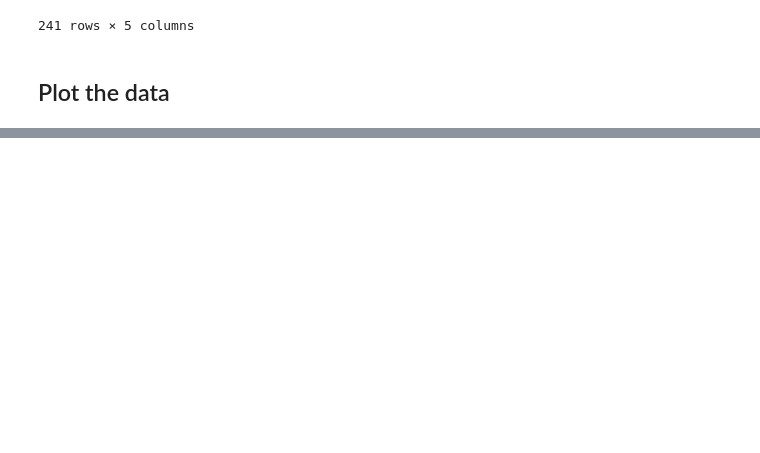
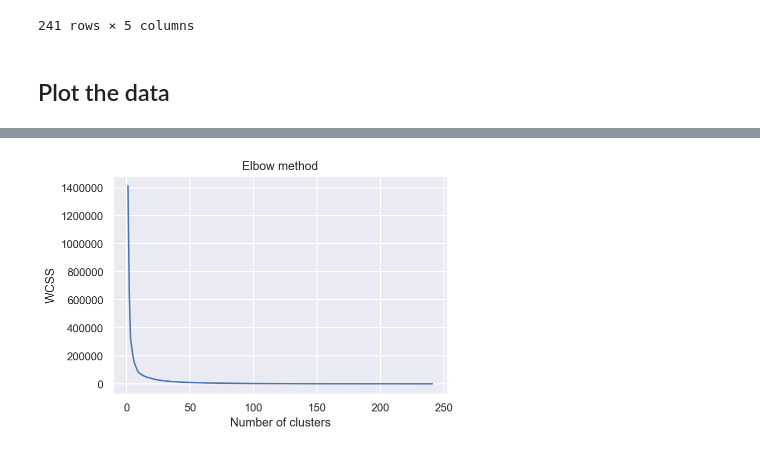
Before and after one commit to liyi54/clustering, a Jupyter notebook: Clustering Categorical Data - Exercise.ipynb, the cells around one changed output, grey strips where cells are left out. Cells and saved outputs as stored; diff of their text form; code cells hidden in the pictures; blank space fills up the shorter version.

Commit message:
added elbow method

```diff
--- a/Clustering Categorical Data - Exercise.ipynb
+++ b/Clustering Categorical Data - Exercise.ipynb
@@ -154,0 +173,8 @@ Simply go back to the beggining of the <b> Clustering </b> section and change <i
+# %%
+wcss = []
+
+for k in range(1, 242):
+    kmeans = KMeans(k)
+    kmeans.fit(x)
+    wcss.append(kmeans.inertia_)
+wcss
@@ -154,0 +199,9 @@ Simply go back to the beggining of the <b> Clustering </b> section and change <i
+# %%
+num_clusters = list(range(1,242))
+plt.plot(num_clusters,wcss)
+plt.title('Elbow method')
+plt.xlabel('Number of clusters')
+plt.ylabel('WCSS')
+plt.show()
+# %% [output]
+[figure, added]
```
Also changed, not shown: parts of 10 cells of this notebook.
